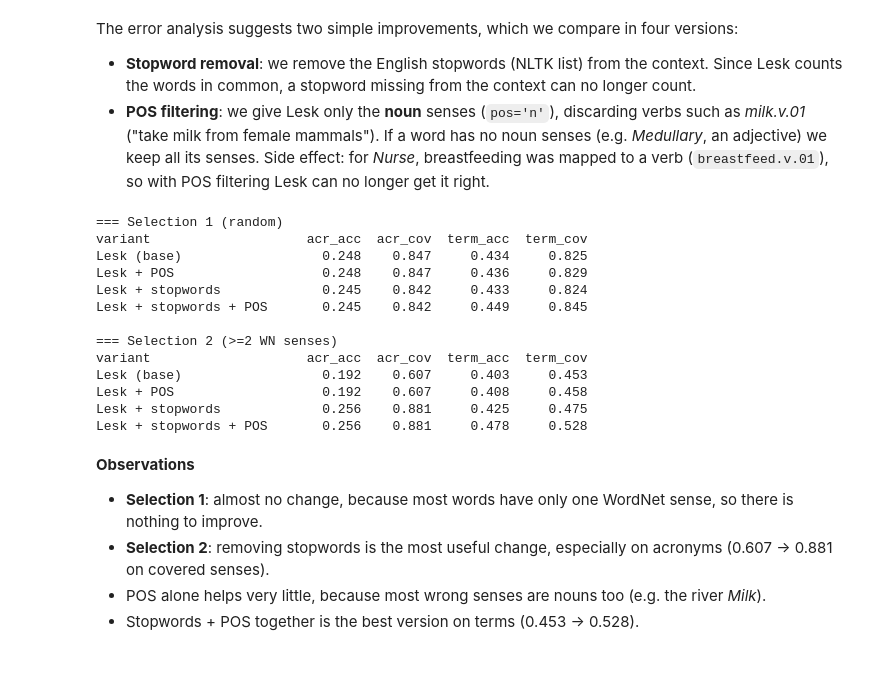
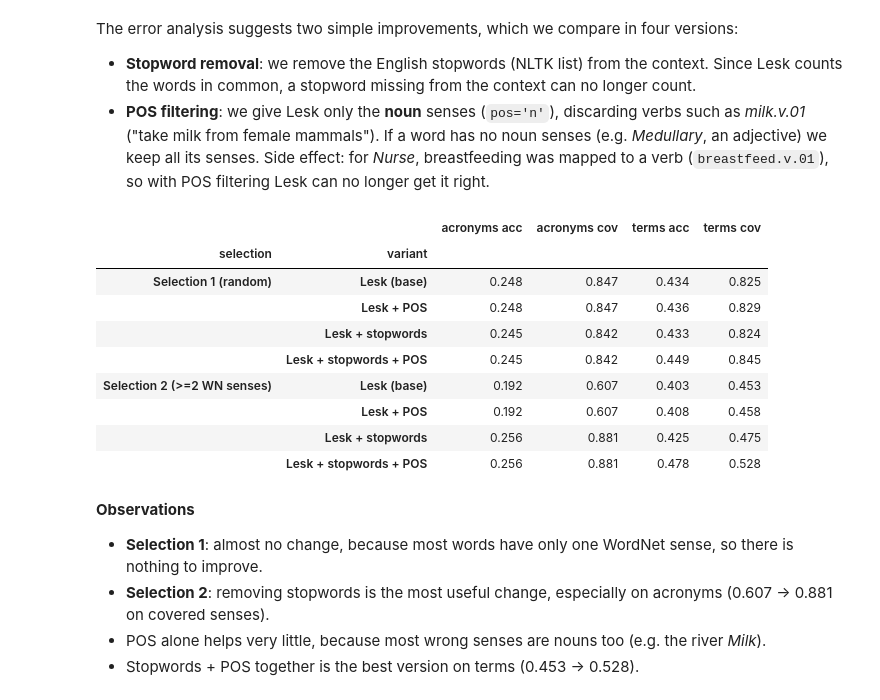
Before and after one commit to pygiopoli/nlp_project_26, a Jupyter notebook: scripts/p1_2_lesk/task_2.ipynb, the cells around one changed output. Drawn from its saved outputs; the diff is of its cells as text; code cells hidden in the pictures; blank space fills up the shorter version.

```diff
--- a/scripts/p1_2_lesk/task_2.ipynb
+++ b/scripts/p1_2_lesk/task_2.ipynb
@@ -479,54 +474,51 @@ def evaluate_variant(words, mapping, use_pos, remove_stopwords):
             else:
                 answer = None
             is_correct = answer in gold
             n_correct += is_correct
             if gold:
                 n_covered += 1
                 n_correct_covered += is_correct
         scores[word] = (n_correct / len(instances),
                         n_correct_covered / n_covered if n_covered else None)
     return scores
 
 
 VARIANTS = {
     "Lesk (base)":             dict(use_pos=False, remove_stopwords=False),
     "Lesk + POS":              dict(use_pos=True,  remove_stopwords=False),
     "Lesk + stopwords":        dict(use_pos=False, remove_stopwords=True),
     "Lesk + stopwords + POS":  dict(use_pos=True,  remove_stopwords=True),
 }
 
 SELECTIONS = {
     "Selection 1 (random)":       (selected_acronyms, selected_terms, MAPPING),
     "Selection 2 (>=2 WN senses)": (ext_acronyms, ext_terms, MAPPING),
 }
 
 all_scores = {}   # saved for the error analysis below
-
+table = []
 for sel_name, (acr, ter, mapping) in SELECTIONS.items():
-    print(f"\n=== {sel_name}")
-    print(f"{'variant':25} {'acr_acc':>8} {'acr_cov':>8} {'term_acc':>9} {'term_cov':>9}")
     for var_name, params in VARIANTS.items():
         scores = evaluate_variant(acr + ter, mapping, **params)
         all_scores[(sel_name, var_name)] = scores
-        acr_acc  = mean(scores[w][0] for w in acr)
-        acr_cov  = mean(scores[w][1] for w in acr)
-        term_acc = mean(scores[w][0] for w in ter)
-        term_cov = mean(scores[w][1] for w in ter)
-        print(f"{var_name:25} {acr_acc:8.3f} {acr_cov:8.3f} {term_acc:9.3f} {term_cov:9.3f}")
+        table.append({"selection": sel_name, "variant": var_name,
+                      "acronyms acc": mean(scores[w][0] for w in acr),
+                      "acronyms cov": mean(scores[w][1] for w in acr),
+                      "terms acc": mean(scores[w][0] for w in ter),
+                      "terms cov": mean(scores[w][1] for w in ter)})
+
+pd.DataFrame(table).set_index(["selection", "variant"]).round(3)
 # %% [output]
-=== Selection 1 (random)
-variant                    acr_acc  acr_cov  term_acc  term_cov
-Lesk (base)                  0.248    0.847     0.434     0.825
-Lesk + POS                   0.248    0.847     0.436     0.829
-Lesk + stopwords             0.245    0.842     0.433     0.824
-Lesk + stopwords + POS       0.245    0.842     0.449     0.845
-
-=== Selection 2 (>=2 WN senses)
-variant                    acr_acc  acr_cov  term_acc  term_cov
-Lesk (base)                  0.192    0.607     0.403     0.453
-Lesk + POS                   0.192    0.607     0.408     0.458
-Lesk + stopwords             0.256    0.881     0.425     0.475
-Lesk + stopwords + POS       0.256    0.881     0.478     0.528
+|  |  | acronyms acc | acronyms cov | terms acc | terms cov |
+| selection | variant |  |  |  |  |
+| Selection 1 (random) | Lesk (base) | 0.248 | 0.847 | 0.434 | 0.825 |
+|  | Lesk + POS | 0.248 | 0.847 | 0.436 | 0.829 |
+|  | Lesk + stopwords | 0.245 | 0.842 | 0.433 | 0.824 |
+|  | Lesk + stopwords + POS | 0.245 | 0.842 | 0.449 | 0.845 |
+| Selection 2 (>=2 WN senses) | Lesk (base) | 0.192 | 0.607 | 0.403 | 0.453 |
+|  | Lesk + POS | 0.192 | 0.607 | 0.408 | 0.458 |
+|  | Lesk + stopwords | 0.256 | 0.881 | 0.425 | 0.475 |
+|  | Lesk + stopwords + POS | 0.256 | 0.881 | 0.478 | 0.528 |
 # %% [markdown]
 **Observations**
 - **Selection 1**: almost no change, because most words have only one WordNet sense, so there is nothing to improve.
```
Also changed, not shown: parts of 2 cells of this notebook.
